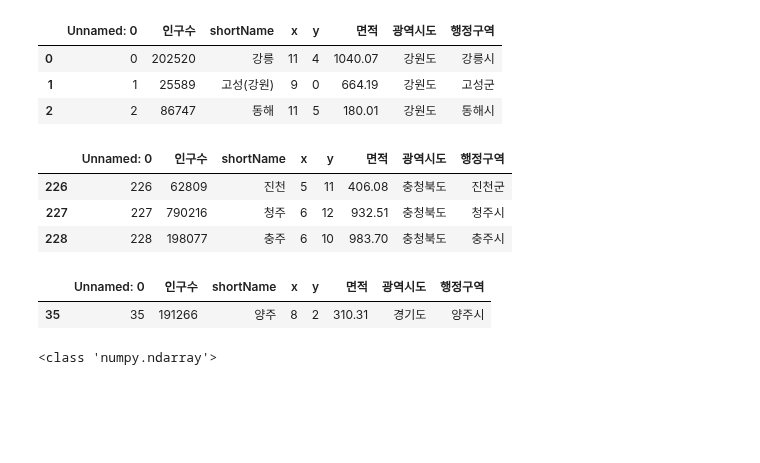
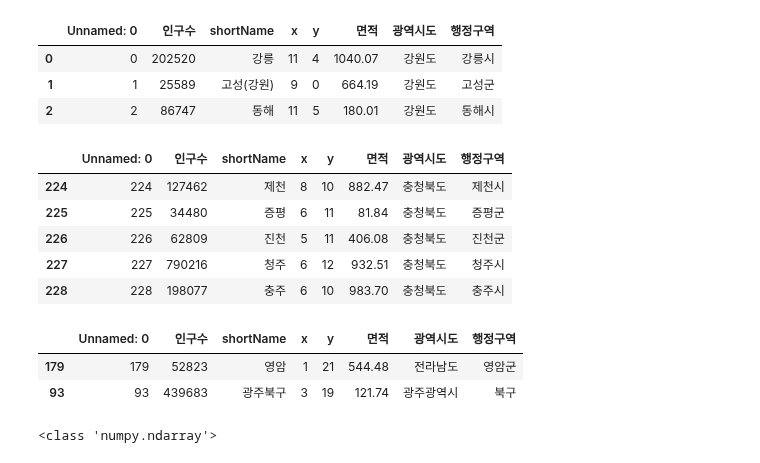
Before and after one commit to vega2k8s/Python_Webscraping_Analysis, a Jupyter notebook: 03-1.행정구역정보_분석과시각화.ipynb, the cells around one changed output. Cells and saved outputs as stored; diff of their text form; code cells hidden in the pictures; blank space fills up the shorter version.

```diff
--- a/03-1.행정구역정보_분석과시각화.ipynb
+++ b/03-1.행정구역정보_분석과시각화.ipynb
@@ -38,15 +38,20 @@ data.head(3)
 | 2 | 2 | 86747 | 동해 | 11 | 5 | 180.01 | 강원도 | 동해시 |
 # %%
 # tail() 함수
+data.tail()
 # %% [output]
 |  | Unnamed: 0 | 인구수 | shortName | x | y | 면적 | 광역시도 | 행정구역 |
+| 224 | 224 | 127462 | 제천 | 8 | 10 | 882.47 | 충청북도 | 제천시 |
+| 225 | 225 | 34480 | 증평 | 6 | 11 | 81.84 | 충청북도 | 증평군 |
 | 226 | 226 | 62809 | 진천 | 5 | 11 | 406.08 | 충청북도 | 진천군 |
 | 227 | 227 | 790216 | 청주 | 6 | 12 | 932.51 | 충청북도 | 청주시 |
 | 228 | 228 | 198077 | 충주 | 6 | 10 | 983.70 | 충청북도 | 충주시 |
 # %%
 # sample() 함수
+data.sample(2)
 # %% [output]
 |  | Unnamed: 0 | 인구수 | shortName | x | y | 면적 | 광역시도 | 행정구역 |
-| 35 | 35 | 191266 | 양주 | 8 | 2 | 310.31 | 경기도 | 양주시 |
+| 179 | 179 | 52823 | 영암 | 1 | 21 | 544.48 | 전라남도 | 영암군 |
+| 93 | 93 | 439683 | 광주북구 | 3 | 19 | 121.74 | 광주광역시 | 북구 |
 # %%
 # 컬렴명 확인하기
```
Also changed, not shown: parts of 1 cell of this notebook.
